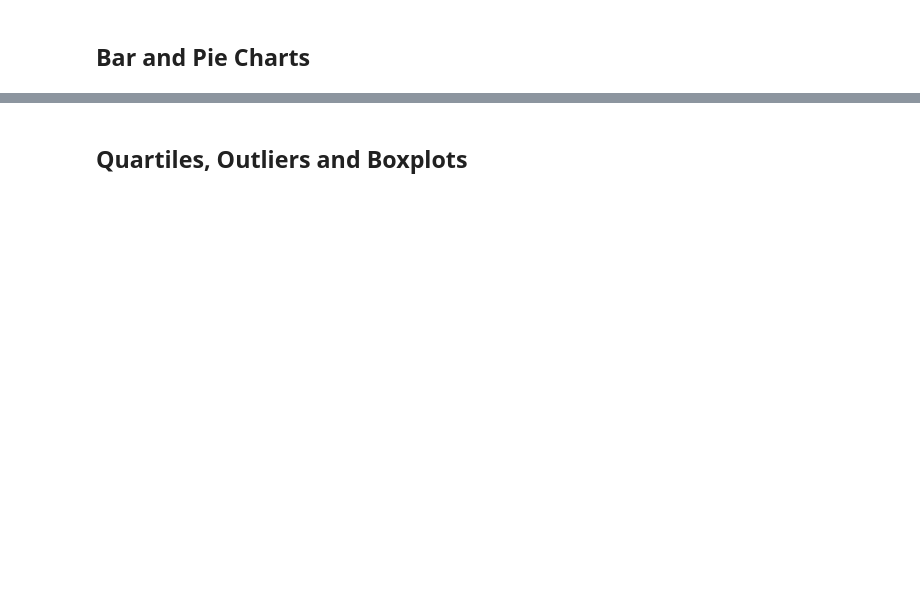
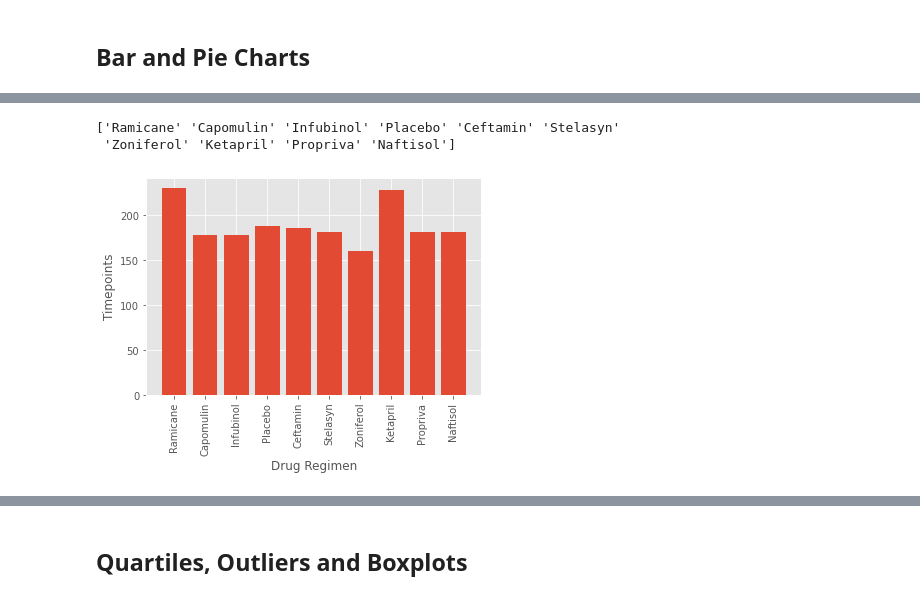
Before and after one commit to lakemp2345/Matplotlib-Challenge, a Jupyter notebook: pymaceuticals_starter.ipynb, the cells around one changed output, grey strips where cells are left out. Saved outputs shown, nothing was run; the diff lists cells and outputs as text; code cells hidden in the pictures; blank space fills up the shorter version.

```diff
--- a/pymaceuticals_starter.ipynb
+++ b/pymaceuticals_starter.ipynb
@@ -228,4 +240,17 @@ plt.bar(timepoint_count.index, timepoint_count.Timepoint)
 # %%
 # Generate a bar plot showing the total number of timepoints for all mice tested for each drug regimen using pyplot.
+drugs=mouse_study_complete["Drug Regimen"].unique()
+print(drugs)
+timepoints=without_duplicate_mouse.groupby(["Drug Regimen"]).count()["Timepoint"]
+x=list(range(len(timepoints)))
+plt.bar(x,timepoints)
+plt.xticks(x,drugs,rotation = 90)
+plt.xlabel("Drug Regimen")
+plt.ylabel("Timepoints")
+plt.show()
+# %% [output]
+['Ramicane' 'Capomulin' 'Infubinol' 'Placebo' 'Ceftamin' 'Stelasyn'
+ 'Zoniferol' 'Ketapril' 'Propriva' 'Naftisol']
+[figure, added]
 # %%
 # Generate a pie plot showing the distribution of female versus male mice using Pandas
```
Also changed, not shown: parts of 6 cells of this notebook.
